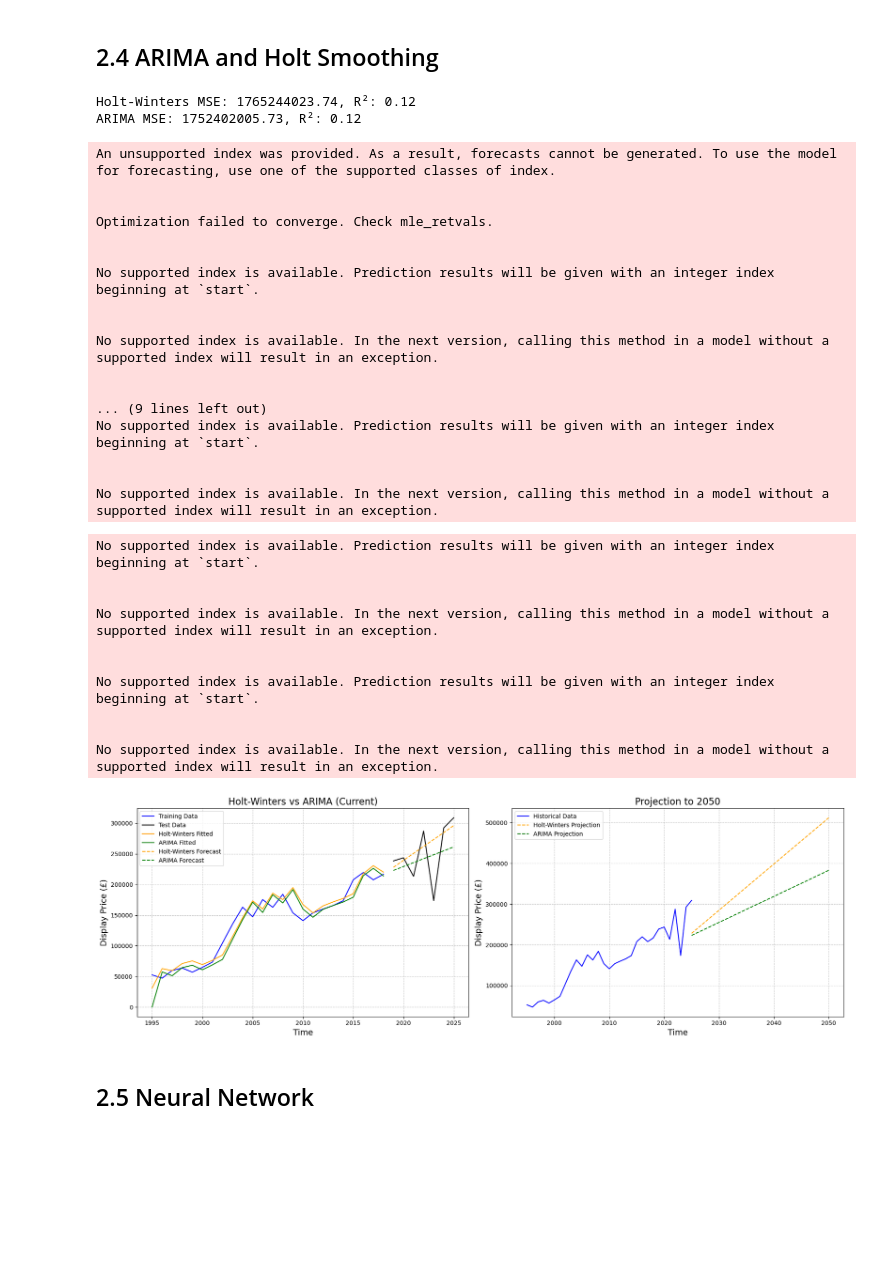
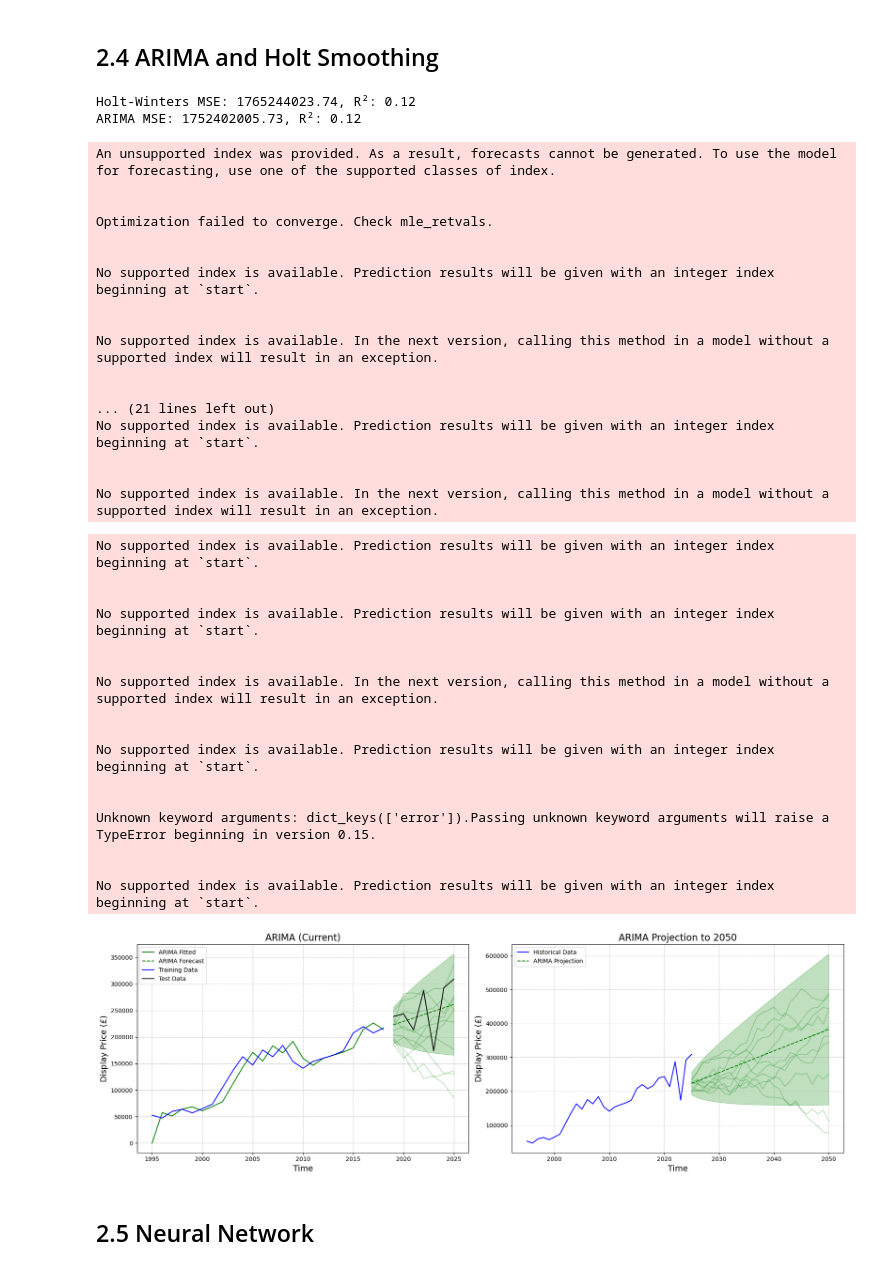
Before and after one commit to RoryThomas16/Cardiff-Housing-Price-Predictor, a Jupyter notebook: Cardiff-Housing_Price_Predictor.ipynb, the cells around one changed output. Saved outputs shown, nothing was run; the diff lists cells and outputs as text; code cells hidden in the pictures; blank space fills up the shorter version.

Commit message:
Updated ARIMA projections and XGBoost data.

```diff
--- a/Cardiff-Housing_Price_Predictor.ipynb
+++ b/Cardiff-Housing_Price_Predictor.ipynb
@@ -890,6 +993,7 @@ test_data = time_series_data[train_size:]
 # Holt
 hw_model = ExponentialSmoothing(train_data, trend='add', seasonal=None)
 hw_model_fit = hw_model.fit()
+hw_simulations = hw_model_fit.simulate(len(test_data),repetitions=10, error="mul")
 hw_forecast = hw_model_fit.forecast(steps=len(test_data))
 hw_mse = mean_squared_error(test_data, hw_forecast)
 hw_r2 = r2_score(test_data, hw_forecast)
@@ -897,11 +1001,12 @@ hw_r2 = r2_score(test_data, hw_forecast)
 # Arima
 arima_model = ARIMA(train_data, order=(1, 1, 1))
 arima_model_fit = arima_model.fit()
+arima_fit_forecast = arima_model_fit.get_forecast(steps=len(test_data))
+arima_simulations = arima_model_fit.simulate(len(test_data),repetitions=10, error="mul")
 arima_forecast = arima_model_fit.forecast(steps=len(test_data))
 arima_mse = mean_squared_error(test_data, arima_forecast)
 arima_r2 = r2_score(test_data, arima_forecast)
 
-
 # Print the scores
 print(f"Holt-Winters MSE: {hw_mse:.2f}, R²: {hw_r2:.2f}")
 print(f"ARIMA MSE: {arima_mse:.2f}, R²: {arima_r2:.2f}")
@@ -920,7 +1025,7 @@ No supported index is available. Prediction results will be given with an intege
 No supported index is available. In the next version, calling this method in a model without a supported index will result in an exception.
 
 
-... (9 lines left out)
+... (21 lines left out)
 No supported index is available. Prediction results will be given with an integer index beginning at `start`.
 
 
@@ -933,6 +1038,7 @@ projection_x = np.arange(2025, year_max+1)
 hw_projection = hw_model_fit.forecast(steps=projection_steps)
 
 # Forecast using ARIMA for projection
+arima_fit_projection = arima_model_fit.get_forecast(steps=projection_steps)
 arima_projection = arima_model_fit.forecast(steps=projection_steps)
 
 # Create subplots
@@ -940,44 +1046,57 @@ fig, axes = plt.subplots(nrows=1, ncols=2, figsize=(18, 6))
 
 # Left Subplot: Current plot (training, test, fitted, and forecast)
 ax = axes[0]
+#ax.plot(train_data.index, hw_model_fit.fittedvalues, label='Holt-Winters Fitted', color='orange', linestyle='-')  # Holt Winters projection is poorly constrained (see simulations)
+ax.plot(train_data.index, arima_model_fit.fittedvalues, label='ARIMA Fitted', color='green', linestyle='-')
+#ax.plot(test_data.index, hw_forecast, label='Holt-Winters Forecast', color='orange', linestyle='--')
+ax.plot(test_data.index, arima_forecast, label='ARIMA Forecast', color='green', linestyle='--')
+#ax.plot(test_data.index, hw_simulations, alpha=0.15, color="orange", linestyle='-')
+ax.plot(test_data.index, train_data.iloc[-1] + arima_simulations, alpha=0.25, color="green", linestyle='-')
+ax.fill_between(test_data.index, arima_fit_forecast.conf_int().iloc[:, 0], arima_fit_forecast.conf_int().iloc[:, 1], color='green',alpha=0.25)
 ax.plot(train_data, label='Training Data', color='blue')
 ax.plot(test_data, label='Test Data', color='black')
-ax.plot(train_data.index, hw_model_fit.fittedvalues, label='Holt-Winters Fitted', color='orange', linestyle='-')
-ax.plot(train_data.index, arima_model_fit.fittedvalues, label='ARIMA Fitted', color='green', linestyle='-')
-ax.plot(test_data.index, hw_forecast, label='Holt-Winters Forecast', color='orange', linestyle='--')
-ax.plot(test_data.index, arima_forecast, label='ARIMA Forecast', color='green', linestyle='--')
-ax.set_title("Holt-Winters vs ARIMA (Current)", fontsize=16)
+ax.set_title("ARIMA (Current)", fontsize=16)
 ax.set_xlabel("Time", fontsize=14)
 ax.set_ylabel("Display Price (£)", fontsize=14)
 ax.legend(fontsize=10)
 ax.grid(linestyle='--', alpha=0.7)
 
+arima_simulations = arima_model_fit.simulate(len(projection_x),repetitions=10, error="mul")
+
 # Right Subplot: Projection to year_max
 ax = axes[1]
 ax.plot(time_series_data, label='Historical Data', color='blue')
-ax.plot(projection_x, hw_projection, label='Holt-Winters Projection', color='orange', linestyle='--')
+#ax.plot(projection_x, hw_projection, label='Holt-Winters Projection', color='orange', linestyle='--')
 ax.plot(projection_x, arima_projection, label='ARIMA Projection', color='green', linestyle='--')
-ax.set_title(f"Projection to {year_max}", fontsize=16)
+ax.plot(projection_x, train_data.iloc[-1] + arima_simulations, alpha=0.25, color="green", linestyle='-')
+ax.fill_between(projection_x, arima_fit_projection.conf_int().iloc[:, 0], arima_fit_projection.conf_int().iloc[:, 1], color='green',alpha=0.25)
+ax.set_title(f"ARIMA Projection to {year_max}", fontsize=16)
 ax.set_xlabel("Time", fontsize=14)
 ax.set_ylabel("Display Price (£)", fontsize=14)
 ax.legend(fontsize=10)
 ax.grid(linestyle='--', alpha=0.7)
 
 # Adjust layout and show the plot
 plt.tight_layout()
 plt.show()
 # %% [output]
+No supported index is available. Prediction results will be given with an integer index beginning at `start`.
+
+
 No supported index is available. Prediction results will be given with an integer index beginning at `start`.
 
 
 No supported index is available. In the next version, calling this method in a model without a supported index will result in an exception.
 
 
 No supported index is available. Prediction results will be given with an integer index beginning at `start`.
 
 
-No supported index is available. In the next version, calling this method in a model without a supported index will result in an exception.
+Unknown keyword arguments: dict_keys(['error']).Passing unknown keyword arguments will raise a TypeError beginning in version 0.15.
+
+
+No supported index is available. Prediction results will be given with an integer index beginning at `start`.
-[figure, old version]
+[figure, new version]
 # %% [markdown]
 ## 2.5 Neural Network
 # %%
```
Also changed, not shown: parts of 12 cells of this notebook.
